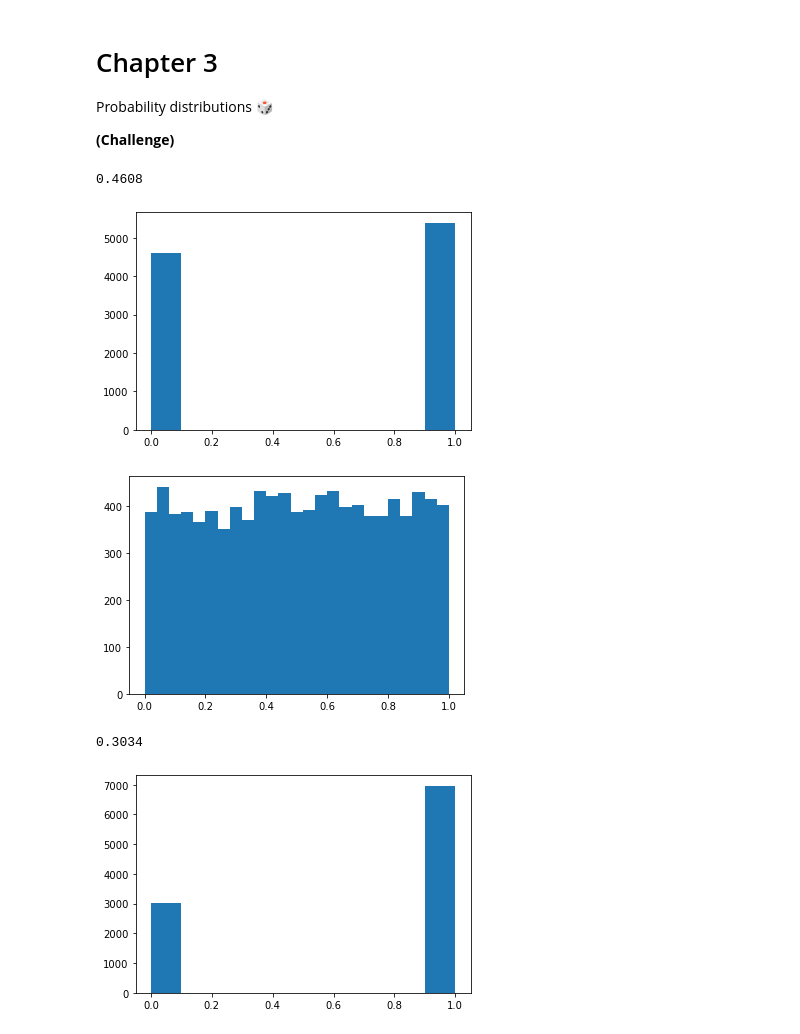
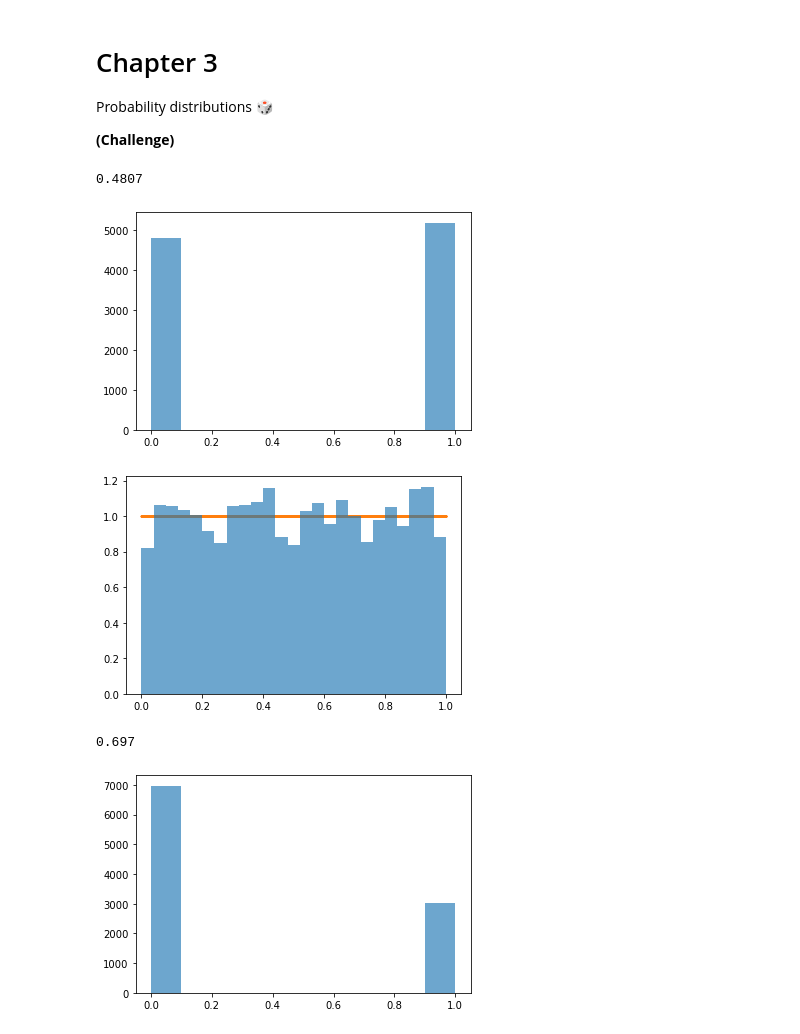
Before and after one commit to qcx201/ParetoPy, a Jupyter notebook: Notes/A.4-Numpy.ipynb, the cells around one changed output. Saved outputs shown, nothing was run; the diff lists cells and outputs as text; code cells hidden in the pictures.

```diff
--- a/Notes/A.4-Numpy.ipynb
+++ b/Notes/A.4-Numpy.ipynb
@@ -274,6 +274,9 @@ import time
 import matplotlib.pyplot as plt
 import numpy as np
 import math
+import scipy.stats as stats
+
+dcolors = plt.rcParams['axes.prop_cycle'].by_key()['color']
 # %%
 # create random coin flip
 
@@ -293,42 +296,48 @@ def flip_coin():
 samples = [flip_coin() for _ in range(10_000)]
 print(samples.count(0) / len(samples))
 
-plt.hist(samples)
+plt.hist(samples, alpha=0.65)
 plt.show()
 # %% [output]
-0.4608
+0.4807
-[figure, old version]
+[figure, new version]
 # %%
 # uniform distribution
 
 def uniform(a, b):
-
+    '''
+    Returns sample from uniform distribution converted from random binary string
+    '''
     binary_dec_values = [flip_coin() * (2**(-n)) for n in range(1, 201)]
     rv = sum(binary_dec_values)
 
     span = b - a
     rv = rv * span + a
 
     return rv
 
 samples = [uniform(0, 1) for _ in range(10_000)]
-plt.hist(samples, bins=25)
+
+plt.hist(samples, bins=25, density=True, alpha=0.65)
+plt.scatter(samples, stats.uniform(0, 1).pdf(samples), s=1, c=dcolors[1])
 plt.show()
 # %% [output]
-[figure, old version]
+[figure, new version]
 # %%
 # bernoulli distribution
 
 def bern(p):
-
+    '''
+    Returns sample from Bernoulli distribution
+    '''
     rv = int(uniform(0, 1) >= p)
     return rv
 
-samples = [bern(0.3) for _ in range(10_000)]
+samples = [bern(0.7) for _ in range(10_000)]
 print(samples.count(0) / len(samples))
 
-plt.hist(samples)
+plt.hist(samples, alpha=0.65)
 plt.show()
 # %% [output]
-0.3034
+0.697
-[figure, old version]
+[figure, new version]
```
Also changed, not shown: parts of 5 cells of this notebook, 2 other files.
